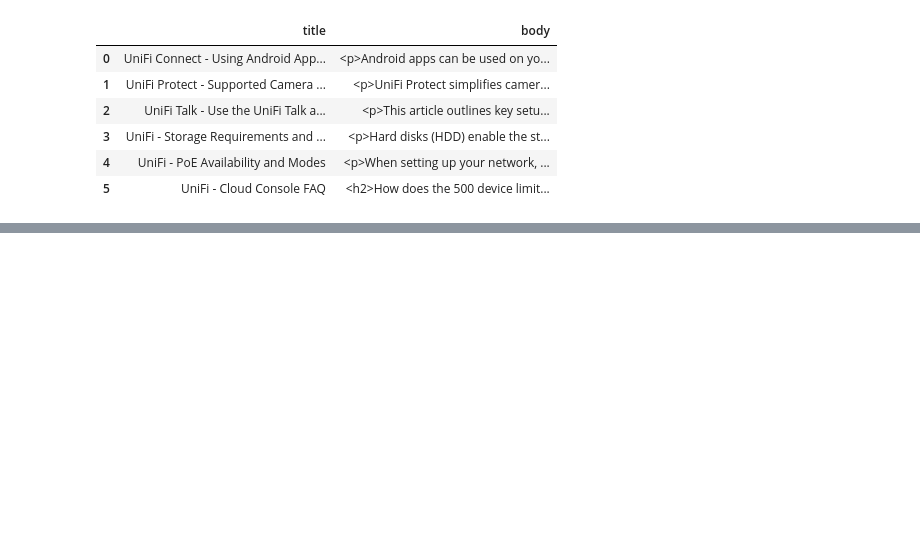
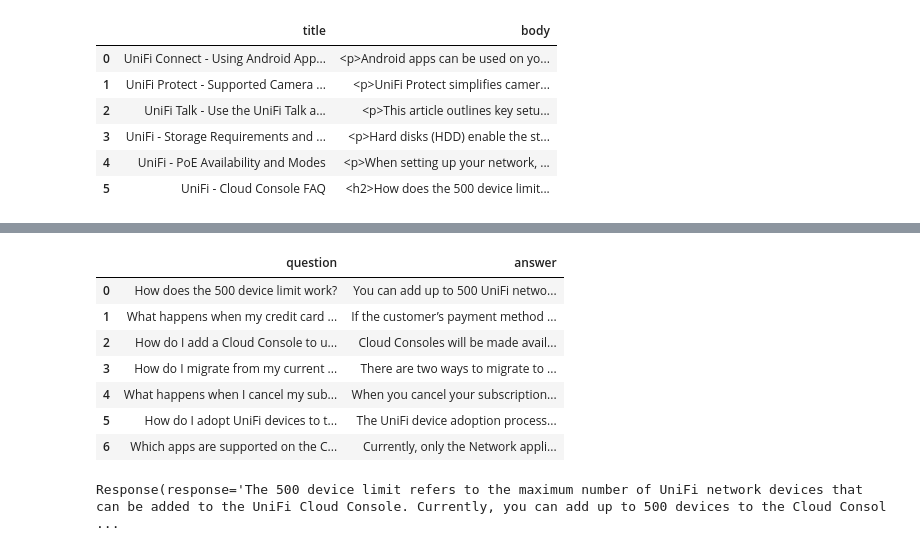
Before and after one commit to alen16/chatbot_task, a Jupyter notebook: chatbot/data_preprocessing.ipynb, the cells around one changed output, grey strips where cells are left out. Saved outputs shown, nothing was run; the diff lists cells and outputs as text; code cells hidden in the pictures; blank space fills up the shorter version.

```diff
--- a/chatbot/data_preprocessing.ipynb
+++ b/chatbot/data_preprocessing.ipynb
@@ -215,0 +262,13 @@ print(len(cleanHtml))
+# %%
+file = "docs/QA6.csv"
+df_q = pd.read_csv(file)
+df_q
+# %% [output]
+|  | question | answer |
+| 0 | How does the 500 device limit work? | You can add up to 500 UniFi netwo... |
+| 1 | What happens when my credit card ... | If the customer’s payment method ... |
+| 2 | How do I add a Cloud Console to u... | Cloud Consoles will be made avail... |
+| 3 | How do I migrate from my current ... | There are two ways to migrate to ... |
+| 4 | What happens when I cancel my sub... | When you cancel your subscription... |
+| 5 | How do I adopt UniFi devices to t... | The UniFi device adoption process... |
+| 6 | Which apps are supported on the C... | Currently, only the Network appli... |
@@ -215,0 +283,5 @@ print(len(cleanHtml))
+# %%
+query_engine = index.as_query_engine()
+query_engine.query("How does the 500 device limit work?	")
+# %% [output]
+Response(response='The 500 device limit refers to the maximum number of UniFi network devices that can be added to the UniFi Cloud Console. Currently, you can add up to 500 devices to the Cloud Consol ...
```
Also changed, not shown: parts of 19 cells of this notebook, 6 other files.
